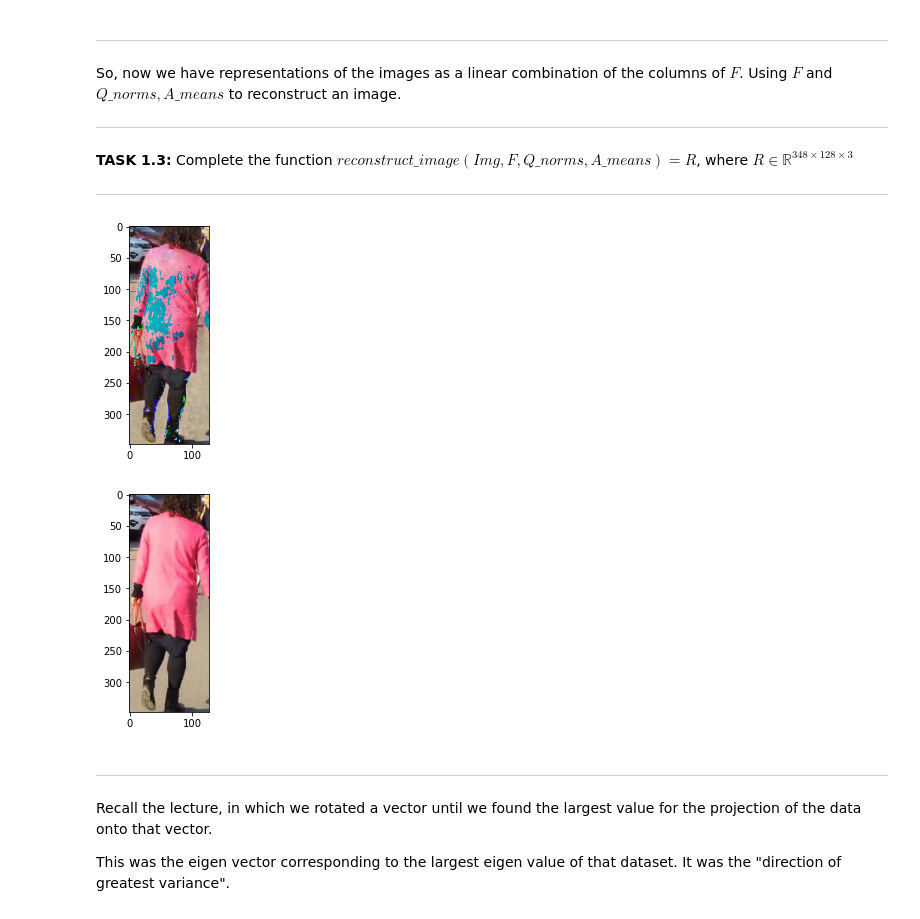
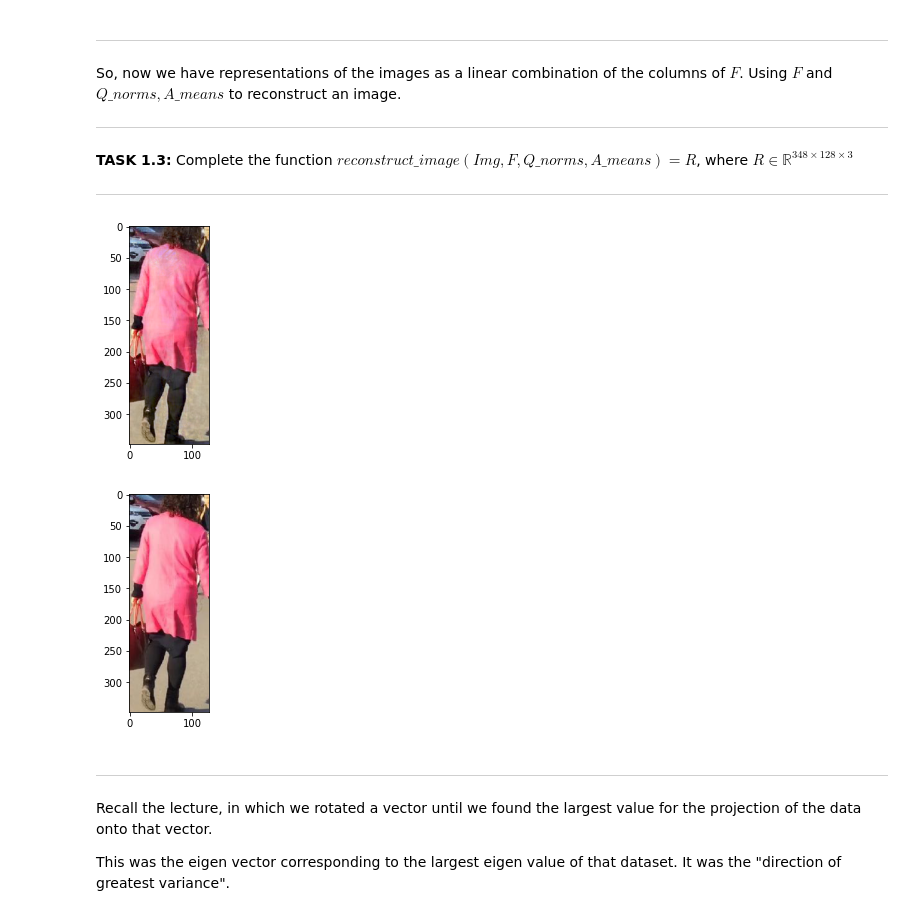
Before and after one commit to itsyuxuan/comp3670-2021-ass4, a Jupyter notebook: u6828533.ipynb, the cells around one changed output. Drawn from its saved outputs; the diff is of its cells as text; code cells hidden in the pictures.

```diff
--- a/u6828533.ipynb
+++ b/u6828533.ipynb
@@ -214,26 +214,35 @@ So, now we have representations of the images as a linear combination of the col
 
 ---
 # %%
+def rgb_corrector(m):
+    m_flat = m.flatten()
+    m_flat[m_flat < 0] = 0
+    m_flat[m_flat > 1] = 1
+    m = m_flat.reshape(m.shape)
+    return m
+
+
 # Hint: https://stats.stackexchange.com/questions/229092/how-to-reverse-pca-and-reconstruct-original-variables-from-several-principal-com
 def reconstruct_image(Img, F, Q_norms, A_means):
     width, height = 128, 348
     dimension = (height, width, 3)
-    return ((np.dot(np.dot(np.multiply(Q_norms, Img), F), np.transpose(F)) +
-             A_means).reshape(dimension)).astype(np.uint8)
+    return rgb_corrector(
+        (np.dot(np.dot(np.multiply(Q_norms, Img), F), np.transpose(F)) +
+         A_means).reshape(dimension) / 255)
 
 
 # Display Code. Shoo! Away with you!
 Idx = 1
 Img = A[:, Idx]
 R = reconstruct_image(Img, F, Q_norms, A_means)
 plt.imshow(R)
 plt.show()
 R = A_pp[:, Idx].reshape(dimension)
 plt.imshow(R)
 plt.show()
 # Two images should look identical
 # %% [output]
-[figure, old version]
+[figure, new version]
 [figure]
 # %% [markdown]
 ---
```
Also changed, not shown: parts of 3 cells of this notebook.
